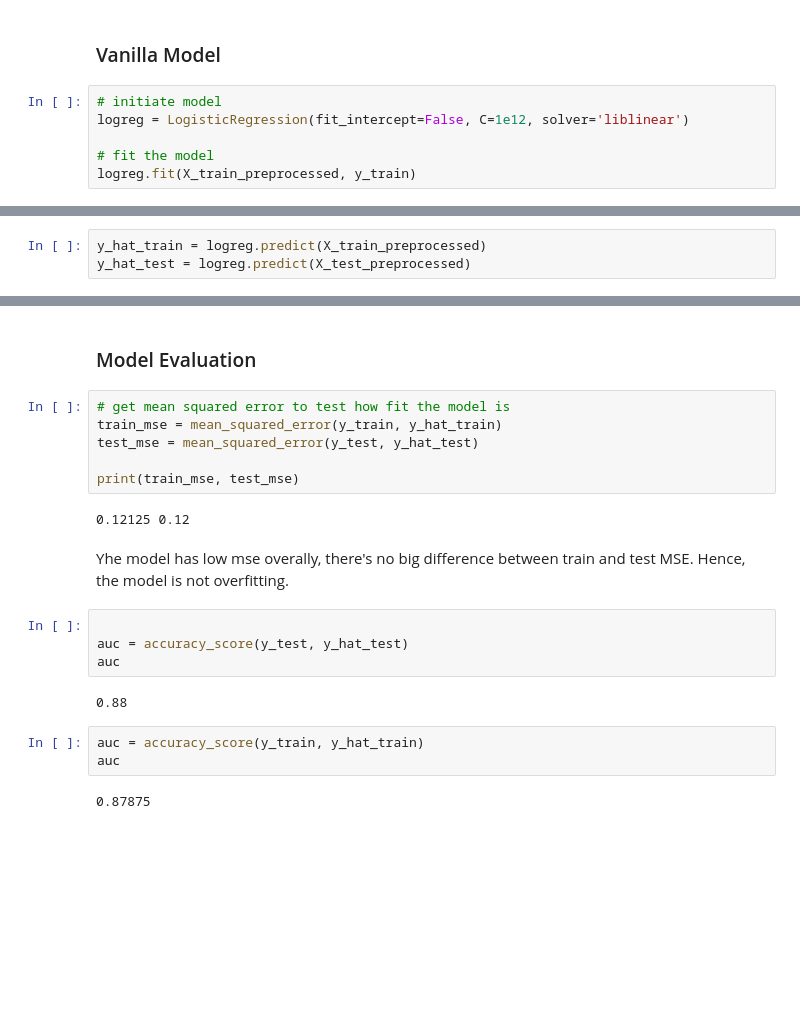
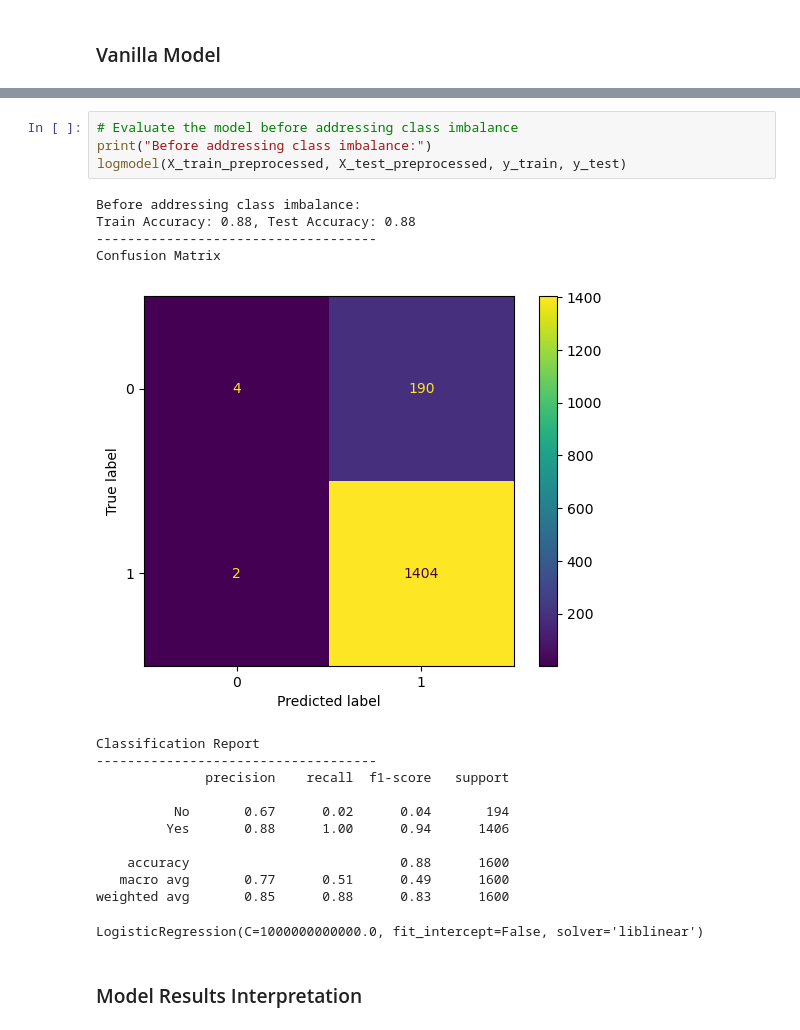
Before and after one commit to am-eric/DigitalMarketing-Analytics, a Jupyter notebook: analysis.ipynb, the cells around one changed output, grey strips where cells are left out. Cells and saved outputs as stored; diff of their text form; blank space fills up the shorter version.

```diff
--- a/analysis.ipynb
+++ b/analysis.ipynb
@@ -539,9 +544,3 @@ X_test_preprocessed = pd.concat([X_test_num_scaled, X_test_cat_ohe], axis=1)
 1600 rows × 21 columns
 # %% [markdown]
 ### Vanilla Model
-# %%
-# initiate model
-logreg = LogisticRegression(fit_intercept=False, C=1e12, solver='liblinear')
-
-# fit the model
-logreg.fit(X_train_preprocessed, y_train)
@@ -550,3 +546,0 @@ LogisticRegression(C=1000000000000.0, fit_intercept=False, solver='liblinear')
-# %%
-y_hat_train = logreg.predict(X_train_preprocessed)
-y_hat_test = logreg.predict(X_test_preprocessed)
@@ -553,23 +589,23 @@ y_hat_test = logreg.predict(X_test_preprocessed)
+# %%
+# Evaluate the model before addressing class imbalance
+print("Before addressing class imbalance:")
+logmodel(X_train_preprocessed, X_test_preprocessed, y_train, y_test)
+# %% [output]
+Before addressing class imbalance:
+Train Accuracy: 0.88, Test Accuracy: 0.88
+------------------------------------
+Confusion Matrix
+[figure, added]
+Classification Report
+------------------------------------
+              precision    recall  f1-score   support
+
+          No       0.67      0.02      0.04       194
+         Yes       0.88      1.00      0.94      1406
+
+    accuracy                           0.88      1600
+   macro avg       0.77      0.51      0.49      1600
+weighted avg       0.85      0.88      0.83      1600
+LogisticRegression(C=1000000000000.0, fit_intercept=False, solver='liblinear')
 # %% [markdown]
-### Model Evaluation
+### Model Results Interpretation
-# %%
-# get mean squared error to test how fit the model is
-train_mse = mean_squared_error(y_train, y_hat_train)
-test_mse = mean_squared_error(y_test, y_hat_test)
-
-print(train_mse, test_mse)
-# %% [output]
-0.12125 0.12
-# %% [markdown]
-Yhe model has low mse overally, there's no big difference between train and test MSE. Hence, the model is not overfitting.
-# %%
-
-auc = accuracy_score(y_test, y_hat_test)
-auc
-# %% [output]
-0.88
-# %%
-auc = accuracy_score(y_train, y_hat_train)
-auc
-# %% [output]
-0.87875
```
Also changed, not shown: parts of 14 cells of this notebook.
